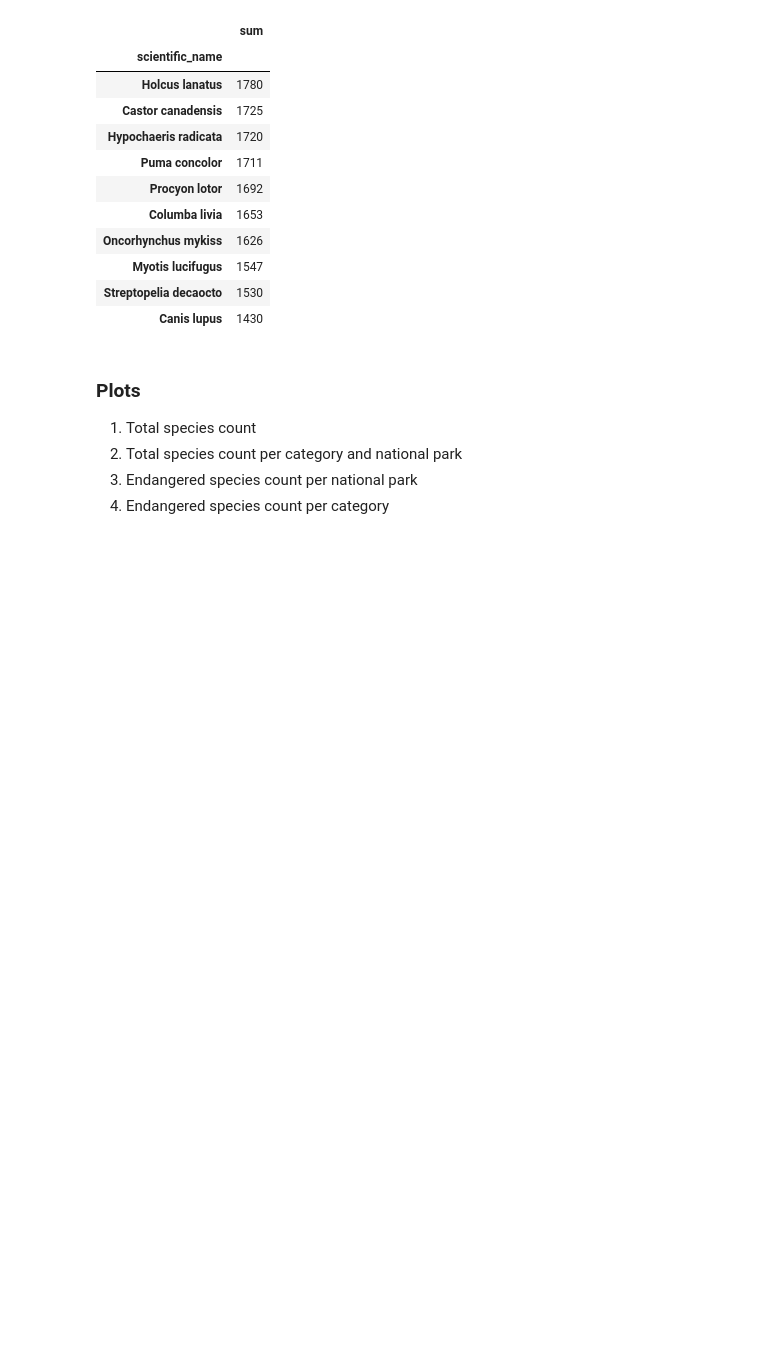
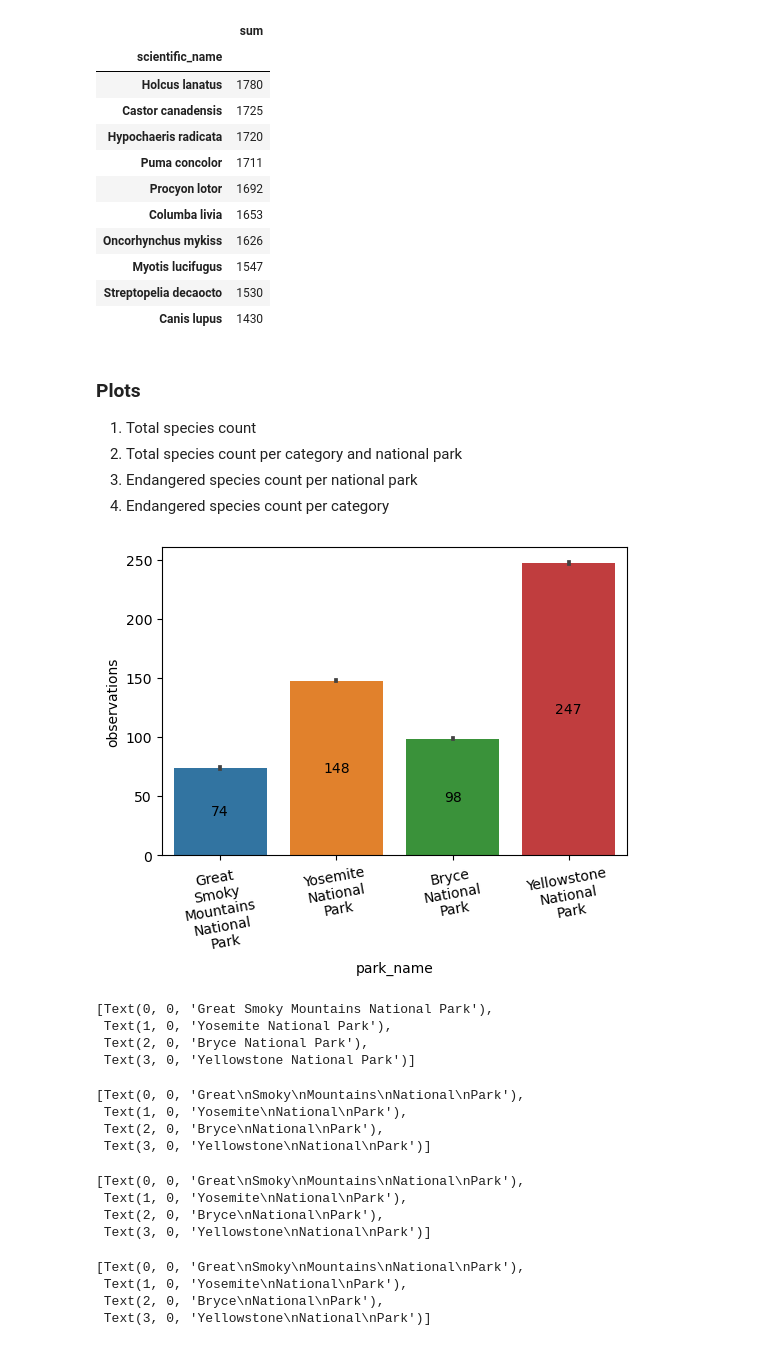
Before and after one commit to egecalay/Biodiversity-in-National-Parks, a Jupyter notebook: biodiversity.ipynb, the cells around one changed output. Saved outputs shown, nothing was run; the diff lists cells and outputs as text; code cells hidden in the pictures; blank space fills up the shorter version.

Commit message:
formatted plots to imporve readability

```diff
--- a/biodiversity.ipynb
+++ b/biodiversity.ipynb
@@ -277,3 +277,60 @@ df_group_2.iloc[:10]
 2. Total species count per category and national park
 3. Endangered species count per national park
 4. Endangered species count per category
+# %%
+#Total species count per national park
+fig, ax = plt.subplots(figsize=(6, 4))
+#observations.groupby('park_name').mean()
+sns.barplot(x='park_name', y='observations',data=observations) #creates plot
+xlabels_new=[]
+for label in ax.xaxis.get_ticklabels():
+    xlabels_new.append(label.get_text().replace(' ','\n'))
+ax.set_xticklabels(xlabels_new) #inserts new line in between each work in x tick labels.
+ax.bar_label(ax.containers[-1], fmt='%d', label_type='center') #annotates in the center of bars
+ax.tick_params(axis='x', labelrotation =10) # not needed because there is a break in between each word in x tick labels
+
+
+plt.title('')
+plt.show()
+# %% [output]
+[figure, added]
+# %%
+ax.get_xticklabels()
+
+#ax.set_xticklabels(label.replace(' ', '\n') for label in xlabels_new)
+# %% [output]
+[Text(0, 0, 'Great Smoky Mountains National Park'),
+ Text(1, 0, 'Yosemite National Park'),
+ Text(2, 0, 'Bryce National Park'),
+ Text(3, 0, 'Yellowstone National Park')]
+# %%
+#for dev- to be removed
+xlabels_new=[]
+for label in ax.xaxis.get_ticklabels():
+    xlabels_new.append(label.get_text().replace(' ','\n'))
+ax.set_xticklabels(xlabels_new)
+# %% [output]
+[Text(0, 0, 'Great\nSmoky\nMountains\nNational\nPark'),
+ Text(1, 0, 'Yosemite\nNational\nPark'),
+ Text(2, 0, 'Bryce\nNational\nPark'),
+ Text(3, 0, 'Yellowstone\nNational\nPark')]
+# %%
+#for dev- to be removed
+for label in ax.xaxis.get_ticklabels():
+    label = label.get_text().replace(' ','\n')
+ax.xaxis.get_ticklabels()
+# %% [output]
+[Text(0, 0, 'Great\nSmoky\nMountains\nNational\nPark'),
+ Text(1, 0, 'Yosemite\nNational\nPark'),
+ Text(2, 0, 'Bryce\nNational\nPark'),
+ Text(3, 0, 'Yellowstone\nNational\nPark')]
+# %%
+#for dev- to be removed
+
+for label in ax.xaxis.get_ticklabels(): label = label.get_text().replace(' ','\n')
+ax.xaxis.get_ticklabels()
+# %% [output]
+[Text(0, 0, 'Great\nSmoky\nMountains\nNational\nPark'),
+ Text(1, 0, 'Yosemite\nNational\nPark'),
+ Text(2, 0, 'Bryce\nNational\nPark'),
+ Text(3, 0, 'Yellowstone\nNational\nPark')]
```
Also changed, not shown: parts of 4 cells of this notebook.
